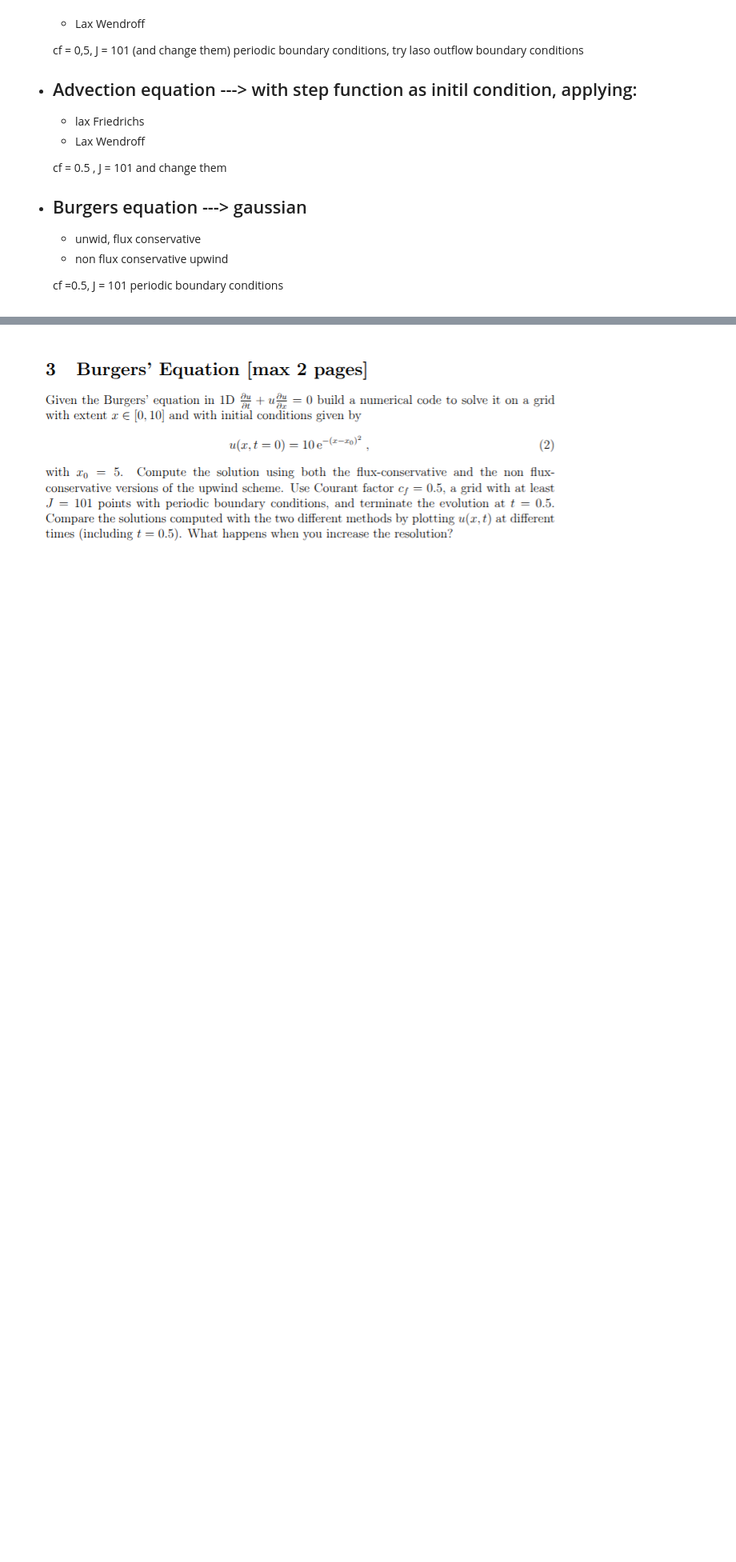
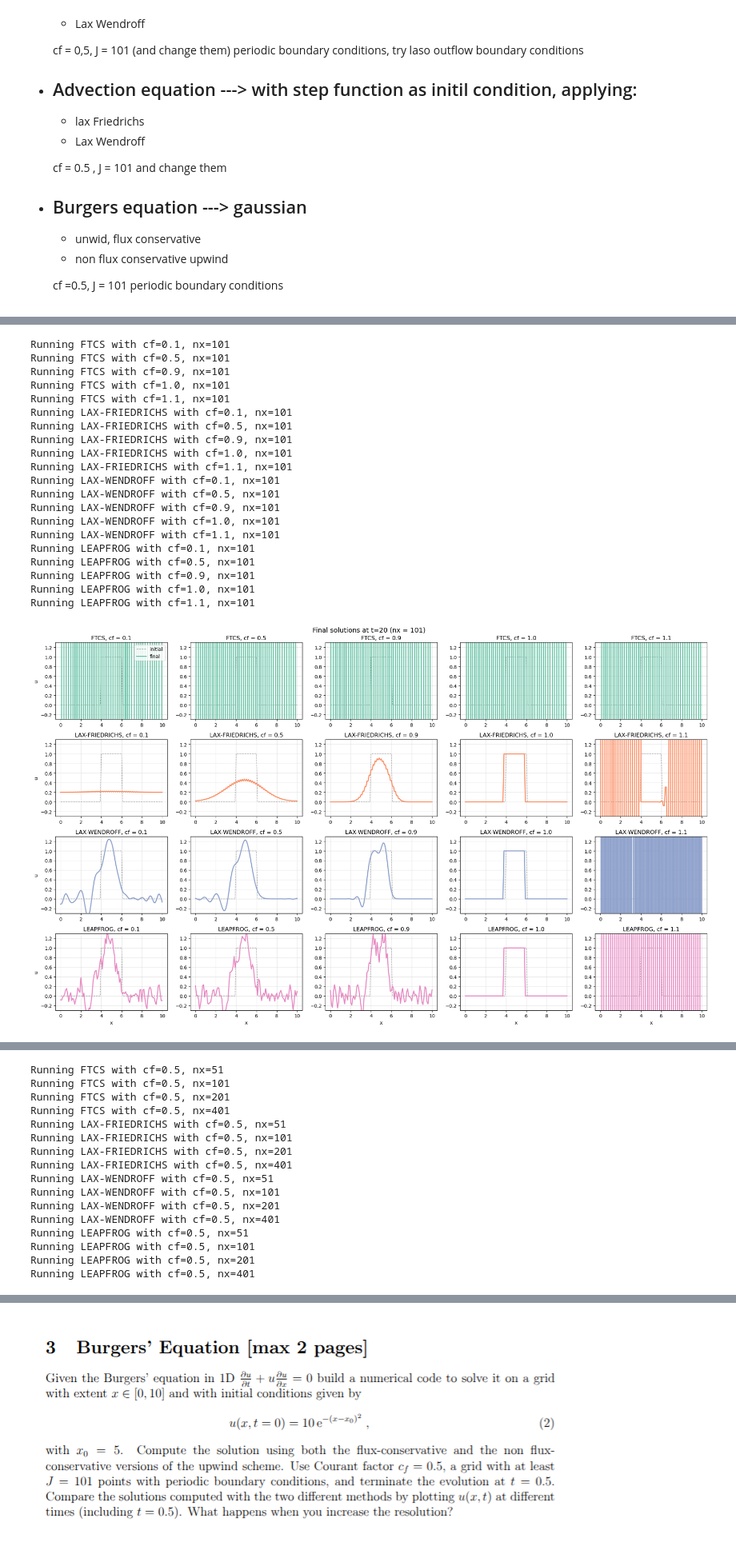
Before and after one commit to malvibellotti/numerical_rel, a Jupyter notebook: Homework_1.ipynb, the cells around one changed output, grey strips where cells are left out. Shown at 80% size. Cells and saved outputs as stored; diff of their text form; code cells hidden in the pictures; blank space fills up the shorter version.

```diff
--- a/Homework_1.ipynb
+++ b/Homework_1.ipynb
@@ -229,0 +499,40 @@ still to do:
+# %%
+# different cf with fixed nx
+results_cf = advection_equation_parameter_comparisons(
+    methods=['FTCS', 'LAX-FRIEDRICHS', 'LAX-WENDROFF', 'LEAPFROG'],
+    cf_values=[0.1, 0.5, 0.9, 1.0, 1.1],
+    fixed_param='nx',
+    fixed_value=101,
+    u_initial='step'
+)
+
+# different nx with fixed cf
+results_nx = advection_equation_parameter_comparisons(
+    methods=['FTCS', 'LAX-FRIEDRICHS', 'LAX-WENDROFF', 'LEAPFROG'],
+    nx_values=[51, 101, 201, 401],
+    fixed_param='cf',
+    fixed_value=0.5,
+    u_initial='step'
+)
+# %% [output]
+Running FTCS with cf=0.1, nx=101
+Running FTCS with cf=0.5, nx=101
+Running FTCS with cf=0.9, nx=101
+Running FTCS with cf=1.0, nx=101
+Running FTCS with cf=1.1, nx=101
+Running LAX-FRIEDRICHS with cf=0.1, nx=101
+Running LAX-FRIEDRICHS with cf=0.5, nx=101
+Running LAX-FRIEDRICHS with cf=0.9, nx=101
+Running LAX-FRIEDRICHS with cf=1.0, nx=101
+Running LAX-FRIEDRICHS with cf=1.1, nx=101
+Running LAX-WENDROFF with cf=0.1, nx=101
+Running LAX-WENDROFF with cf=0.5, nx=101
+Running LAX-WENDROFF with cf=0.9, nx=101
+Running LAX-WENDROFF with cf=1.0, nx=101
+Running LAX-WENDROFF with cf=1.1, nx=101
+Running LEAPFROG with cf=0.1, nx=101
+Running LEAPFROG with cf=0.5, nx=101
+Running LEAPFROG with cf=0.9, nx=101
+Running LEAPFROG with cf=1.0, nx=101
+Running LEAPFROG with cf=1.1, nx=101
+[figure, added]
@@ -229,0 +540,16 @@ still to do:
+Running FTCS with cf=0.5, nx=51
+Running FTCS with cf=0.5, nx=101
+Running FTCS with cf=0.5, nx=201
+Running FTCS with cf=0.5, nx=401
+Running LAX-FRIEDRICHS with cf=0.5, nx=51
+Running LAX-FRIEDRICHS with cf=0.5, nx=101
+Running LAX-FRIEDRICHS with cf=0.5, nx=201
+Running LAX-FRIEDRICHS with cf=0.5, nx=401
+Running LAX-WENDROFF with cf=0.5, nx=51
+Running LAX-WENDROFF with cf=0.5, nx=101
+Running LAX-WENDROFF with cf=0.5, nx=201
+Running LAX-WENDROFF with cf=0.5, nx=401
+Running LEAPFROG with cf=0.5, nx=51
+Running LEAPFROG with cf=0.5, nx=101
+Running LEAPFROG with cf=0.5, nx=201
+Running LEAPFROG with cf=0.5, nx=401
```
Also changed, not shown: parts of 37 cells of this notebook, 41 other files.
